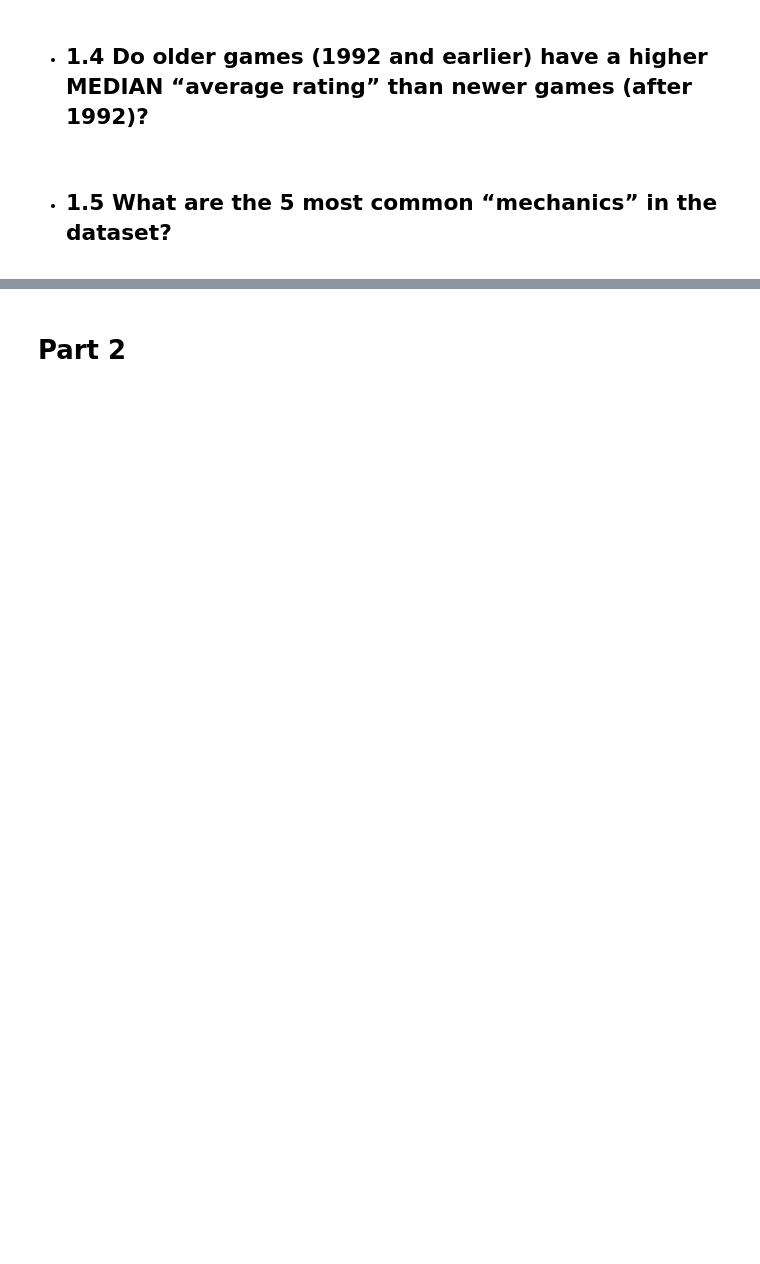
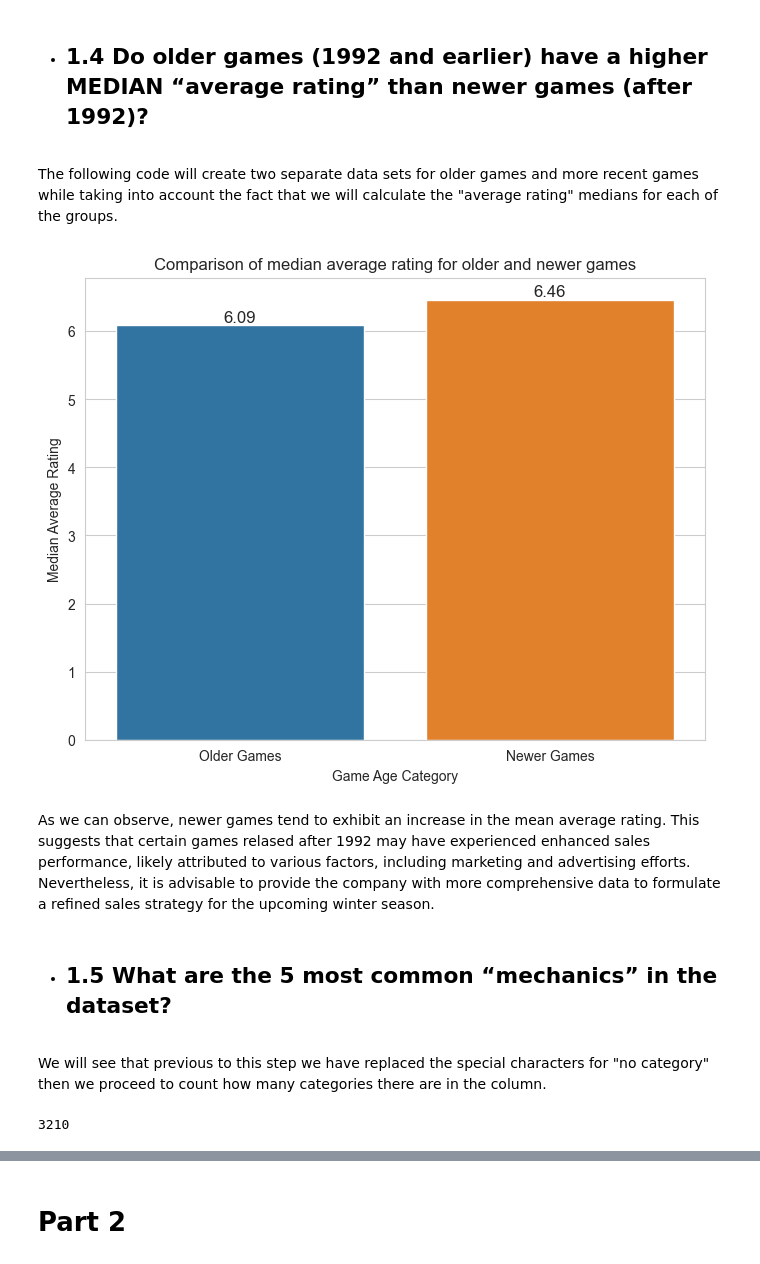
Before and after one commit to netoeca/DATA-VISUALIZATION, a Jupyter notebook: Ernesto_Castro_DVisHDip_CA1.ipynb, the cells around one changed output, grey strips where cells are left out. Cells and saved outputs as stored; diff of their text form; code cells hidden in the pictures; blank space fills up the shorter version.

```diff
--- a/Ernesto_Castro_DVisHDip_CA1.ipynb
+++ b/Ernesto_Castro_DVisHDip_CA1.ipynb
@@ -308,0 +483,6 @@ df[['category','numerics']].head()
+# %%
+from nltk.tokenize import word_tokenize
+nltk.download('punkt')
+
+df['category_tokens'] = df['category'].apply(lambda x: word_tokenize(x))
+df[['category', 'category_tokens']].head(10)
@@ -333,7 +541,37 @@ plt.show
 # %% [markdown]
 - ## 1.4 Do older games (1992 and earlier) have a higher MEDIAN “average rating” than newer games (after 1992)?
+# %% [markdown]
+The following code will create two separate data sets for older games and more recent games while taking into account the fact that we will calculate the "average rating" medians for each of the groups.
+# %%
+older_games = df[df['year_published'] <= 1992]
+newer_games = df[df['year_published'] > 1992]
+
+median_rating_older = older_games['average_rating'].median()
+median_rating_newer = newer_games['average_rating'].median()
+
+plt.figure(figsize=(8, 6))
+sns.set_style('whitegrid')
+
+plt.title('Comparison of median average rating for older and newer games')
+
+barplot = sns.barplot(x=['Older Games', 'Newer Games'], y=[median_rating_older, median_rating_newer])
+plt.xlabel('Game Age Category')
+plt.ylabel('Median Average Rating')
+
+for index, value in enumerate([median_rating_older, median_rating_newer]):
+    barplot.text(index, value, f'{value:.2f}', ha='center', va='bottom', fontsize=12)
+
+plt.show()
+# %% [output]
+[figure, added]
+# %% [markdown]
+As we can observe, newer games tend to exhibit an increase in the mean average rating. This suggests that certain games relased after 1992 may have experienced enhanced sales performance, likely attributed to various factors, including marketing and advertising efforts. Nevertheless, it is advisable to provide the company with more comprehensive data to formulate a refined sales strategy for the upcoming winter season.
 # %% [markdown]
 - ## 1.5 What are the 5 most common “mechanics” in the dataset?
+# %% [markdown]
+We will see that previous to this step we have replaced the special characters for "no category" then we proceed to count how many categories there are in the column.
 # %%
-#df['mechanic'].nunique()
+df['mechanic'].nunique()
+# %% [output]
+3210
 # %%
```
Also changed, not shown: parts of 75 cells of this notebook.
